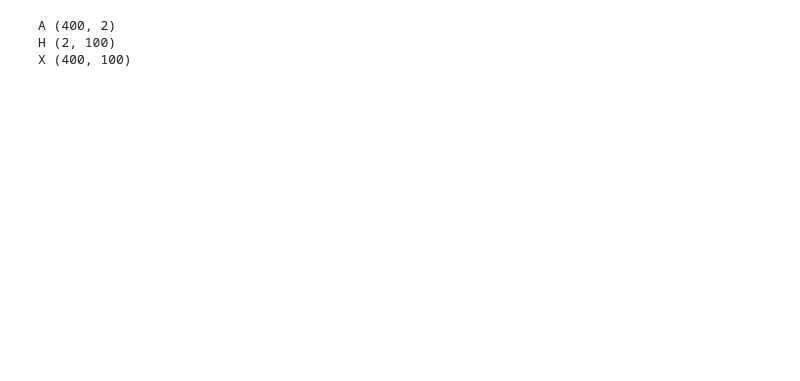
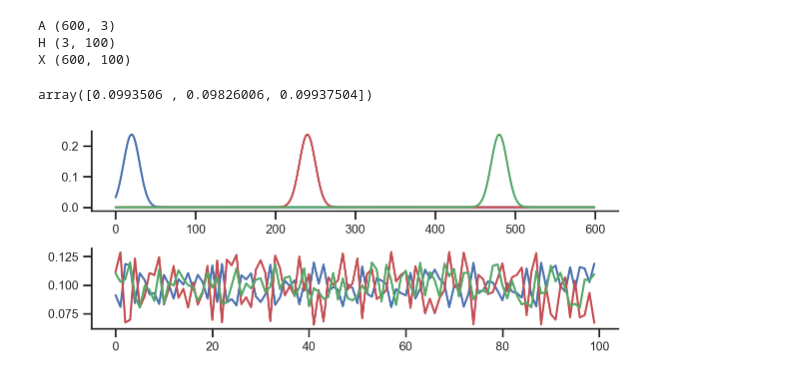
Before and after one commit to AllenInstitute/sourcesep, a Jupyter notebook: notebooks/33_nmf_torch.ipynb, the cells around one changed output. Cells and saved outputs as stored; diff of their text form; code cells hidden in the pictures; blank space fills up the shorter version.

```diff
--- a/notebooks/33_nmf_torch.ipynb
+++ b/notebooks/33_nmf_torch.ipynb
@@ -2,6 +2,7 @@
 import torch
 import torch.nn as nn
 import matplotlib.pyplot as plt
+import matplotlib.gridspec as gridspec
 import seaborn as sns
 
 import numpy as np
@@ -16,26 +17,52 @@ def gaussfn(x, mu, sig): return 1/(np.sqrt(2*np.pi)*sig) * \
     np.exp(-np.power(x - mu, 2.) / (2 * np.power(sig, 2.)))
 
 a_col = gaussfn(np.arange(200), mu=20, sig=10)
-b_col = gaussfn(np.arange(200), mu=80, sig=10)
+b_col = gaussfn(np.arange(200), mu=40, sig=10)
+c_col = gaussfn(np.arange(200), mu=80, sig=10)
 
-a_col_ = np.concatenate([a_col, 2*a_col])
+a_coef_ = [1.0, 0.0, 0.0]
+a_col_ = np.concatenate([a_coef_[0] * a_col, a_coef_[1]*a_col, a_coef_[2]*a_col])
 a_col_ = set_norm(a_col_.reshape(-1,1), axis=0, c=1)[0]
 
-b_col_ = np.concatenate([b_col, 3*b_col])
+b_coef_ = [0.0, 1.0, 0.0]
+b_col_ = np.concatenate([b_coef_[0] * b_col, b_coef_[1]*b_col, b_coef_[2]*b_col])
 b_col_ = set_norm(b_col_.reshape(-1,1), axis=0, c=1)[0]
 
-A = np.concatenate([a_col_,b_col_], axis=1)
+c_coef_ = [0.0, 0.0, 1.0]
+c_col_ = np.concatenate([c_coef_[0] * c_col, c_coef_[1]*c_col, c_coef_[2]*c_col])
+c_col_ = set_norm(c_col_.reshape(-1,1), axis=0, c=1)[0]
 
-h_init = 0.5 * np.abs(np.random.rand(1, 100))
-h_init = h_init.reshape(1,-1)
-H = np.concatenate([1.0+h_init,1.0-h_init], axis=0)
+A = np.concatenate([a_col_,b_col_,c_col_], axis=1)
+
+h_init_ab = 0.5 * np.abs(np.random.rand(1, 100))
+h_init_ab = h_init_ab.reshape(1,-1)
+h_init_c = 0.5 * np.abs(np.random.rand(1, 100))
+H = np.concatenate([1.0+h_init_ab,1.0-h_init_ab,1+h_init_c], axis=0)
+H = set_norm(H, axis=1, c=1)[0]
 X = A@H
 
 print(f'A {A.shape}')
 print(f'H {H.shape}')
 print(f'X {X.shape}')
 # %% [output]
-A (400, 2)
-H (2, 100)
-X (400, 100)
+A (600, 3)
+H (3, 100)
+X (600, 100)
+# %%
+np.mean(H,axis=1)
+# %% [output]
+array([0.0993506 , 0.09826006, 0.09937504])
+# %%
+f, ax = plt.subplots(2, 1, figsize=(6,2.5))
+ax[0].plot(A[:, 0], c='b')
+ax[0].plot(A[:, 1], c='r')
+ax[0].plot(A[:, 2], c='g')
+
+ax[1].plot(H[0, :], c='b')
+ax[1].plot(H[1, :], c='r')
+ax[1].plot(H[2, :], c='g')
+plt.tight_layout()
+plt.show()
+# %% [output]
+[figure, added]
 # %%
```
Also changed, not shown: parts of 7 cells of this notebook.
